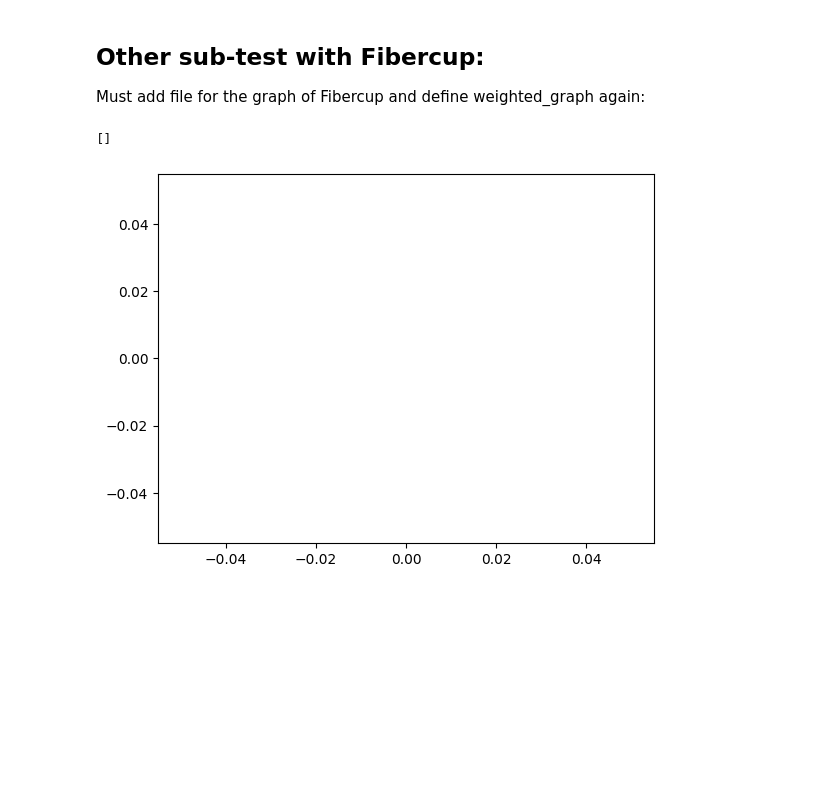
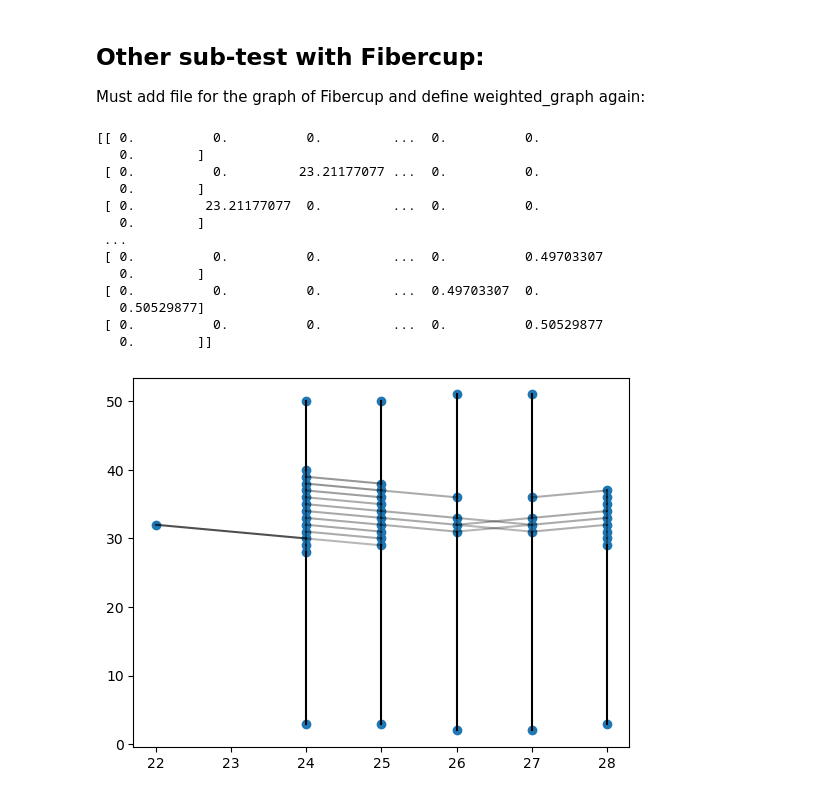
Before and after one commit to scilus/quactography, a Jupyter notebook: scripts/kdegree_graph.ipynb, the cells around one changed output. Drawn from its saved outputs; the diff is of its cells as text; code cells hidden in the pictures; blank space fills up the shorter version.

Commit message:
added in comments a way to select subgraph to test if size acceptable for QAOA to solve and optimize subgraph instance

```diff
--- a/scripts/kdegree_graph.ipynb
+++ b/scripts/kdegree_graph.ipynb
@@ -238,36 +238,51 @@ All possibilities of 3-regular graphs with key being ith node, and value a possi
 
 Must add file for the graph of Fibercup and define weighted_graph again:
 # %%
+file = "graph.npz"
+weighted_graph, node_indices, vol_dim = load_graph(file)
 
-select_1 =230
-select_2 =290
+
+select_1 =30
+select_2 =80
 num_nodes = select_2-select_1
 weighted_graph_selec = weighted_graph[select_1:select_2,select_1:select_2]
 print(weighted_graph_selec)
 weighted_graph_selec = np.triu(weighted_graph_selec)
 
 x_selec = x[select_1:select_2]
 y_selec = y[select_1:select_2]
 # draw the graph
 for it, node_row in enumerate(weighted_graph_selec):
     nb_adj = np.count_nonzero(node_row)
     if nb_adj > 0:
         w_all_selec = node_row[node_row > 0]
         start_x, start_y = x_selec[it], y_selec[it]
         end_x = x_selec[node_row > 0]
         end_y = y_selec[node_row > 0]
         for vert_id in range(nb_adj):
             w = w_all_selec[vert_id]
             alpha = np.clip(w * 0.9 + 0.1, 0.0, 1.0)
             plt.plot(
                 [start_x, end_x[vert_id]],
                 [start_y, end_y[vert_id]],
                 color="black",
                 alpha=alpha,
             )
 
 plt.scatter(x_selec, y_selec)
 plt.show()
 # %% [output]
-[]
+[[ 0.          0.          0.         ...  0.          0.
+   0.        ]
+ [ 0.          0.         23.21177077 ...  0.          0.
+   0.        ]
+ [ 0.         23.21177077  0.         ...  0.          0.
+   0.        ]
+ ...
+ [ 0.          0.          0.         ...  0.          0.49703307
+   0.        ]
+ [ 0.          0.          0.         ...  0.49703307  0.
+   0.50529877]
+ [ 0.          0.          0.         ...  0.          0.50529877
+   0.        ]]
-[figure, old version]
+[figure, new version]
```
Also changed, not shown: parts of 2 cells of this notebook, 5 other files.
